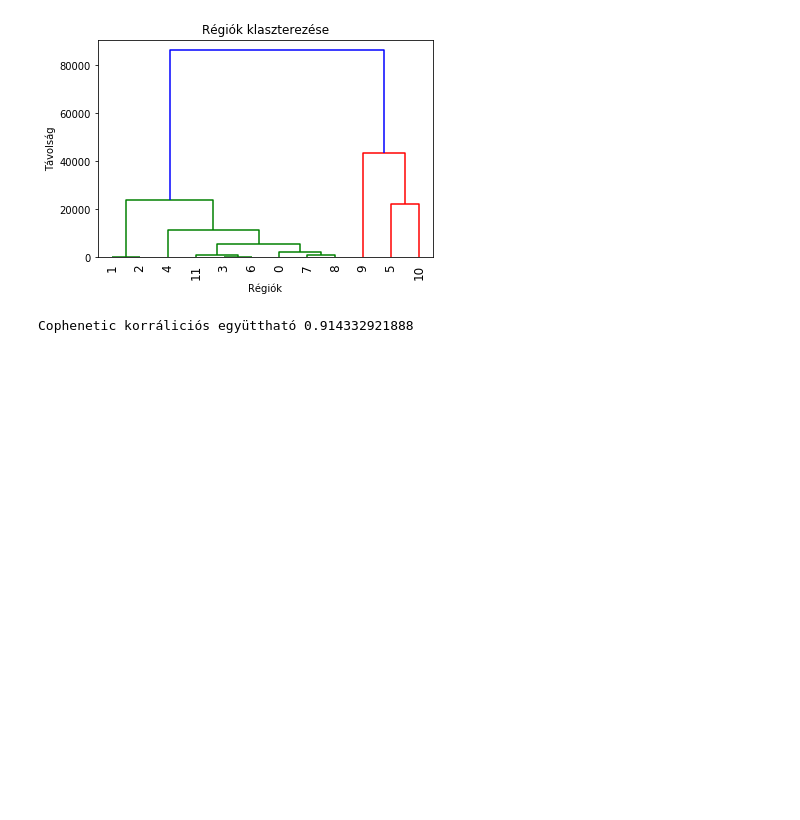
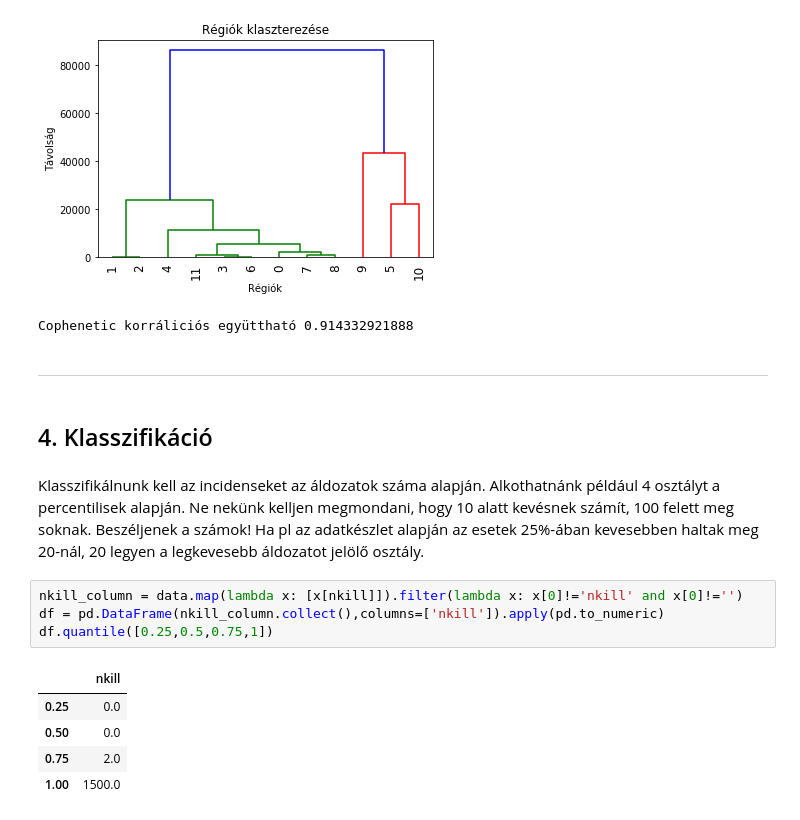
Before and after one commit to horver/big-data-hf, a Jupyter notebook: GTD2-HF.ipynb, the cells around one changed output. Drawn from its saved outputs; the diff is of its cells as text; blank space fills up the shorter version.

Commit message:
Klasszifikációhoz kezdetleges csoportosítás

```diff
--- a/GTD2-HF.ipynb
+++ b/GTD2-HF.ipynb
@@ -276,3 +276,19 @@ print("Cophenetic korráliciós együttható", c)
 # %% [output]
 [figure]
 Cophenetic korráliciós együttható 0.914332921888
+# %% [markdown]
+---
+# %% [markdown]
+## 4. Klasszifikáció
+# %% [markdown]
+Klasszifikálnunk kell az incidenseket az áldozatok száma alapján. Alkothatnánk például 4 osztályt a percentilisek alapján. Ne nekünk kelljen megmondani, hogy 10 alatt kevésnek számít, 100 felett meg soknak. Beszéljenek a számok! Ha pl az adatkészlet alapján az esetek 25%-ában kevesebben haltak meg 20-nál, 20 legyen a legkevesebb áldozatot jelölő osztály.
+# %%
+nkill_column = data.map(lambda x: [x[nkill]]).filter(lambda x: x[0]!='nkill' and x[0]!='')
+df = pd.DataFrame(nkill_column.collect(),columns=['nkill']).apply(pd.to_numeric)
+df.quantile([0.25,0.5,0.75,1])
+# %% [output]
+|  | nkill |
+| 0.25 | 0.0 |
+| 0.50 | 0.0 |
+| 0.75 | 2.0 |
+| 1.00 | 1500.0 |
```
Also changed, not shown: parts of 5 cells of this notebook.
